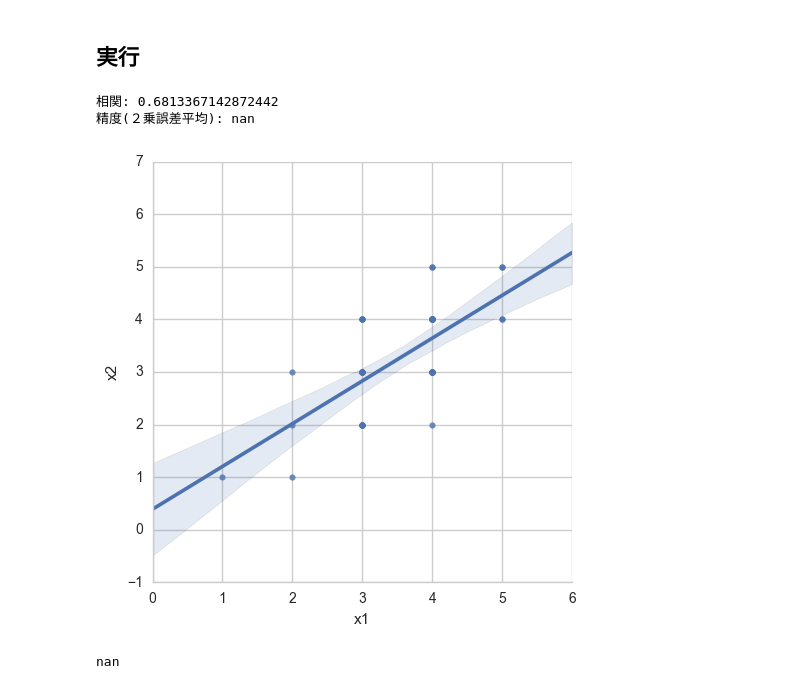
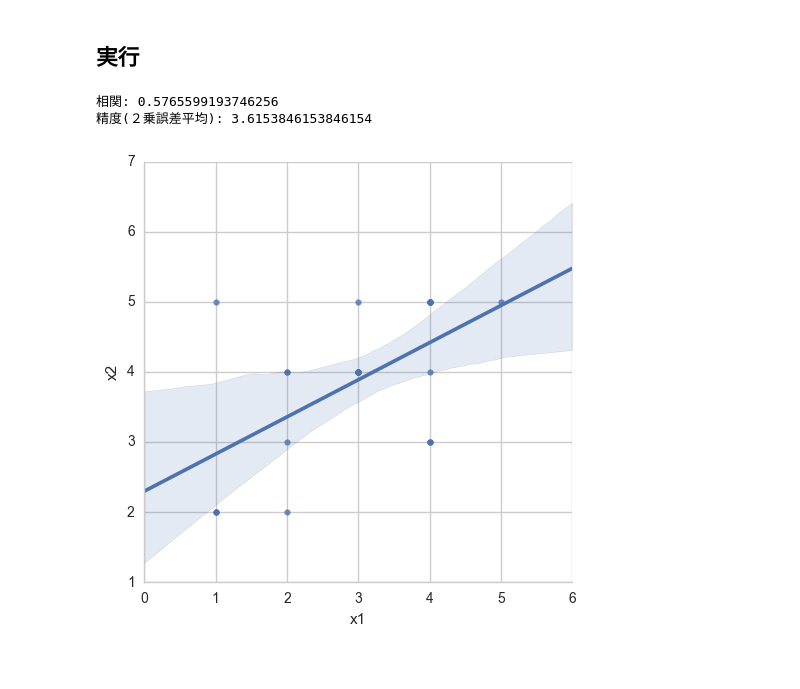
Before and after one commit to ohmuraken/vasily_intern_challenge, a Jupyter notebook: vasily_intern_challenge.ipynb, the cells around one changed output. Drawn from its saved outputs; the diff is of its cells as text; code cells hidden in the pictures.

```diff
--- a/vasily_intern_challenge.ipynb
+++ b/vasily_intern_challenge.ipynb
@@ -136,7 +136,8 @@ def get_recommendation(corrcoef_df, user_movie_rating_df, target_user_id):
 # 精度検証 (２乗誤差平均を返す)
 def check_square_error_average(test_user_movie_rating_df, target_user_id, recommand_movie_id):
     target_user_rating = np.array(test_user_movie_rating_df.ix[target_user_id][recommand_movie_id])
-    # 評価には観ていたものだけを使う
+    # 評価には, 観ていたものだけを使う
+    target_user_rating[np.isnan(target_user_rating)]=0
     target_user_rating = target_user_rating[np.nonzero(target_user_rating)]
     # get_recommendationの際に, 相関の強いユーザが高評価(rating 5)の物を取ってきたので
     # 評価値5との誤差を返す
@@ -163,22 +164,12 @@ train_user_movie_rating_df = user_movie_rating_df(train_df, u_user_df)
 test_user_movie_rating_df = user_movie_rating_df(test_df, u_user_df)
 # %%
 # 推薦
-target_user_id = 70 # 推薦対象となるユーザーのuser_id
+target_user_id = 100 # 推薦対象となるユーザーのuser_id
 corrcoef_df  = get_user_corrcoef(target_user_id, train_user_movie_rating_df)
 recommand_user_id, recommand_movie_id = get_recommendation(corrcoef_df, train_user_movie_rating_df, target_user_id)
 corrcoef_user_plot(train_user_movie_rating_df, target_user_id, recommand_user_id[0]) # 相関が最上位
 print("精度(２乗誤差平均): {}".format(check_square_error_average(test_user_movie_rating_df, target_user_id, recommand_movie_id)))
 # %% [output]
-相関: 0.6813367142872442
-精度(２乗誤差平均): nan
+相関: 0.5765599193746256
+精度(２乗誤差平均): 3.6153846153846154
-[figure, old version]
+[figure, new version]
-# %%
-score_set = np.array([])
-for target_user_id in np.unique(test_df["user_id"])[0:100]:
-    corrcoef_df  = get_user_corrcoef(target_user_id, train_user_movie_rating_df)
-    recommand_user_id, recommand_movie_id = get_recommendation(corrcoef_df, train_user_movie_rating_df, target_user_id)
-    score = check_square_error_average(test_user_movie_rating_df, target_user_id, recommand_movie_id)
-    score_set = np.append(score_set, score)
-np.mean(score_set)
-# %% [output]
-nan
```
Also changed, not shown: parts of 2 cells of this notebook.
